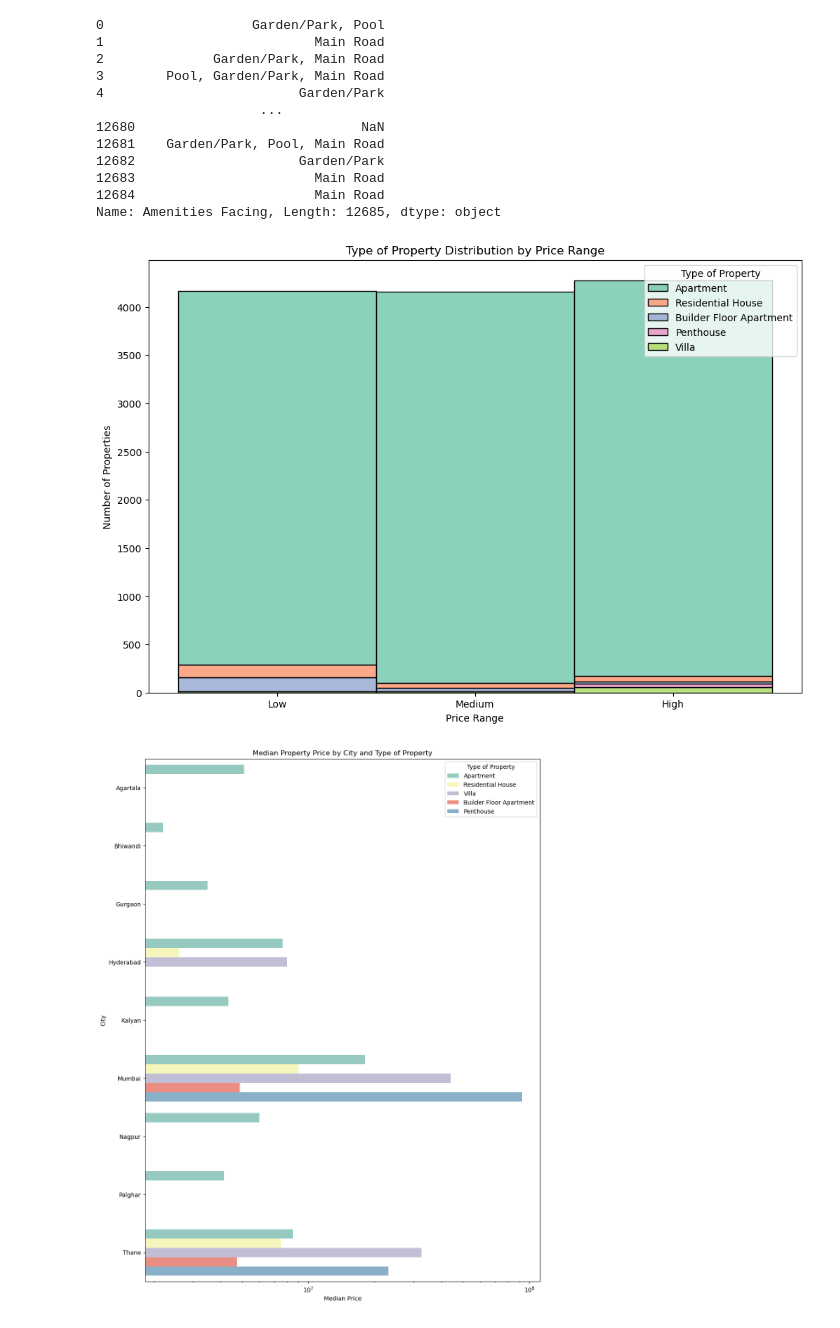
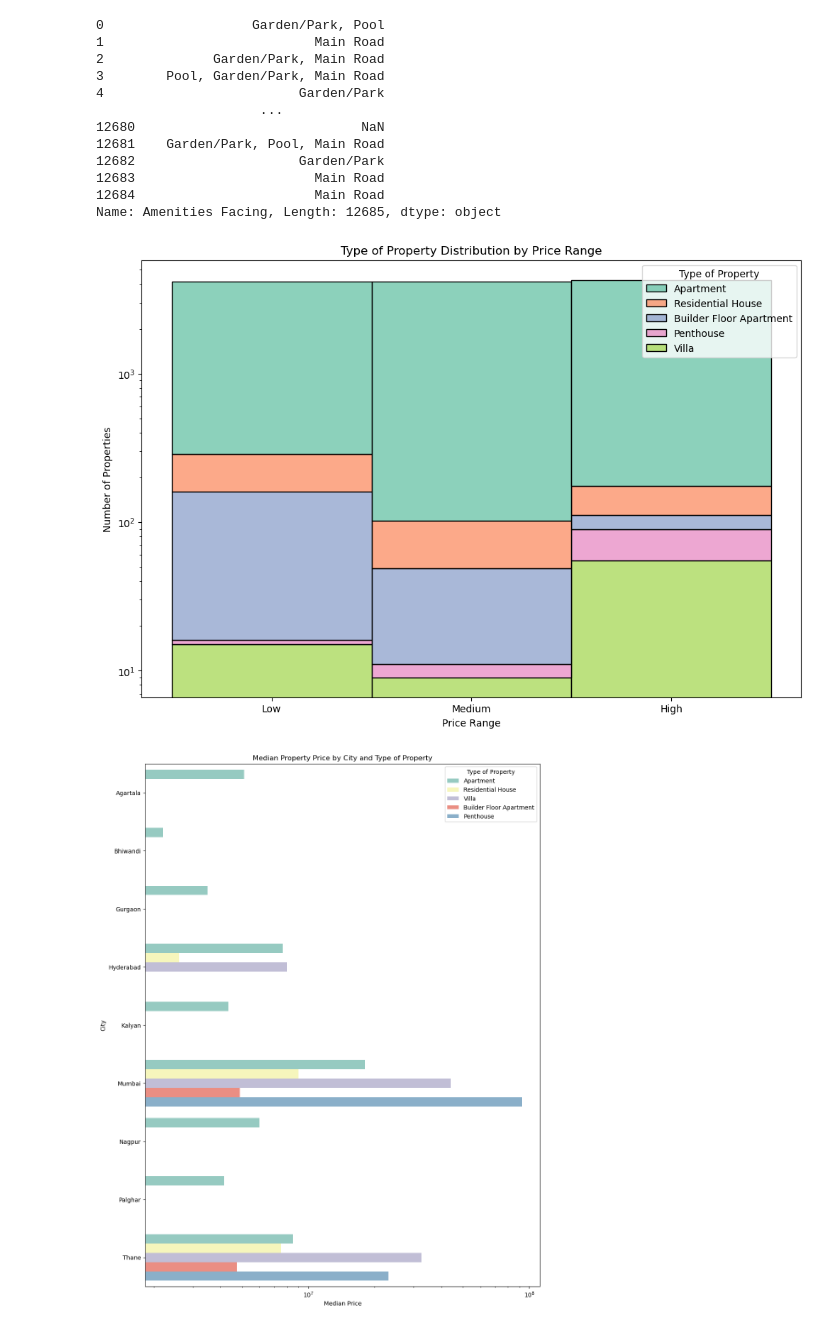
Before and after one commit to arghyawning/data-analytics-1-assignments, a Jupyter notebook: a1/51/assignment1_51.ipynb, the cells around one changed output. Drawn from its saved outputs; the diff is of its cells as text; code cells hidden in the pictures.

Commit message:
added graphs or task 5, 6, 7

```diff
--- a/a1/51/assignment1_51.ipynb
+++ b/a1/51/assignment1_51.ipynb
@@ -178,12 +180,13 @@ Name: Amenities Facing, Length: 12685, dtype: object
 # %%
 plt.figure(figsize=(12, 8))
 sns.histplot(data=df, x='Price Range', hue='Type of Property', multiple='stack', palette='Set2')
 plt.title('Type of Property Distribution by Price Range')
 plt.xlabel('Price Range')
 plt.ylabel('Number of Properties')
+plt.yscale('log')
 plt.show()
 # %% [output]
-[figure, old version]
+[figure, new version]
 # %%
 # Calculate median prices
 median_price_by_city_type = df.groupby(['City', 'Type of Property'])['Price'].median().reset_index()
```
Also changed, not shown: parts of 16 cells of this notebook, 1 other file.
